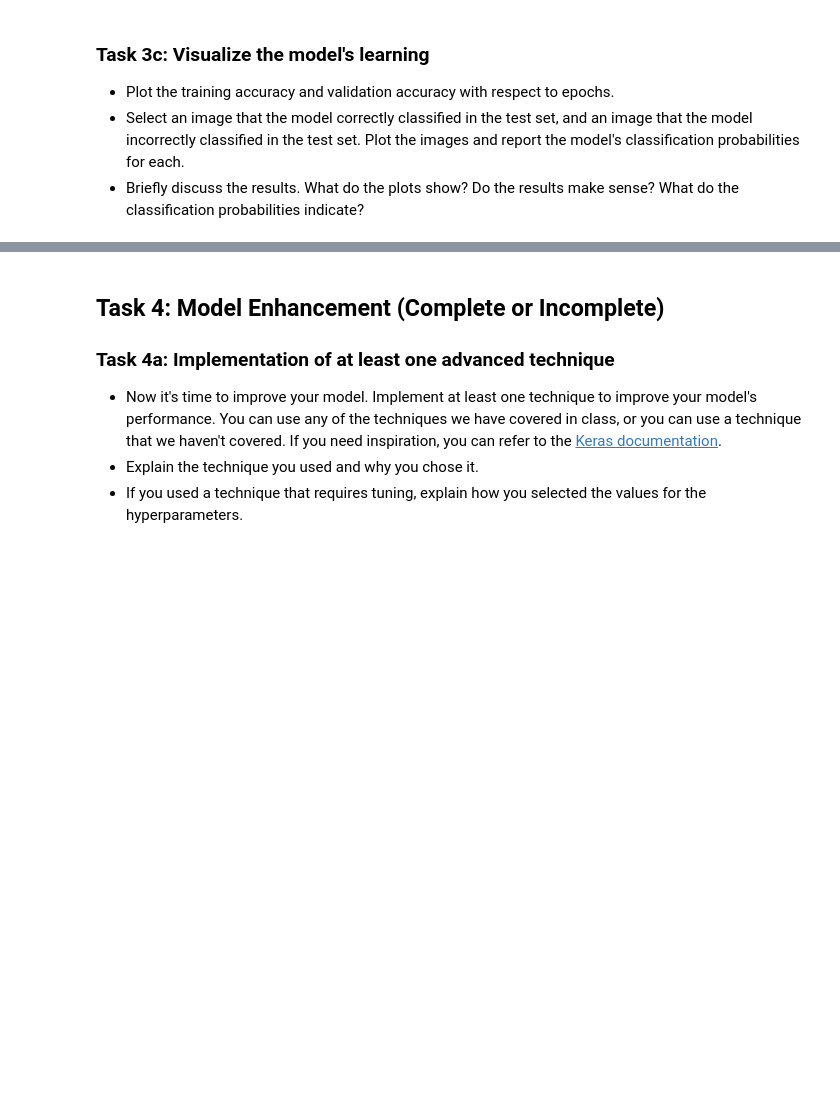
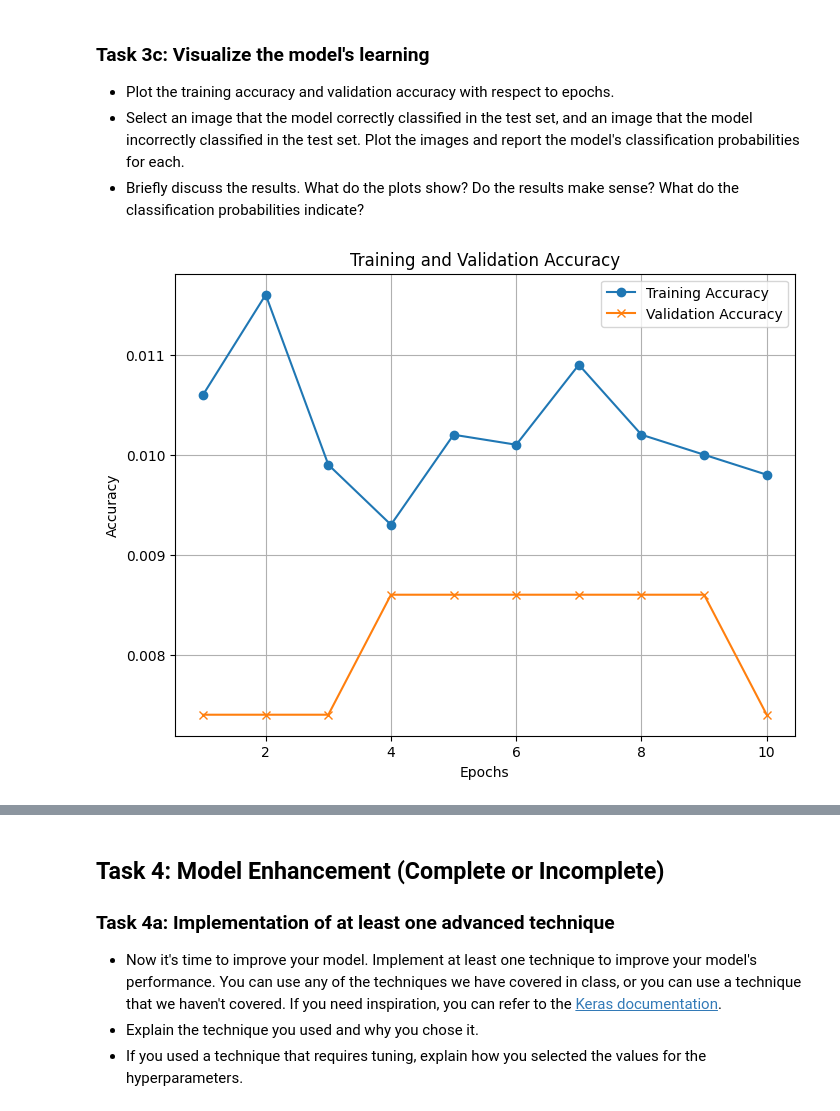
Before and after one commit to zekiyerdem/deep_learning, a Jupyter notebook: 02_activities/assignments/assignment_1.ipynb, the cells around one changed output, grey strips where cells are left out. Drawn from its saved outputs; the diff is of its cells as text; code cells hidden in the pictures; blank space fills up the shorter version.

```diff
--- a/02_activities/assignments/assignment_1.ipynb
+++ b/02_activities/assignments/assignment_1.ipynb
@@ -245,3 +275,22 @@ ValueError: Arguments `target` and `output` must have the same rank (ndim). Rece
 - Briefly discuss the results. What do the plots show? Do the results make sense? What do the classification probabilities indicate?
 # %%
 # Your code here
+
+history_dict = {
+    "accuracy": [0.0106,0.0116,0.0099,0.0093,0.0102,0.0101,0.0109,0.0102,0.01,0.0098],
+    "val_accuracy": [0.0074,0.0074,0.0074,0.0086,0.0086,0.0086,0.0086,0.0086,0.0086,0.0074]
+}
+epochs = range(1, len(history_dict["accuracy"]) + 1)
+
+# Plot training and validation accuracy
+plt.figure(figsize=(8, 6))
+plt.plot(epochs, history_dict["accuracy"], label="Training Accuracy", marker='o')
+plt.plot(epochs, history_dict["val_accuracy"], label="Validation Accuracy", marker='x')
+plt.xlabel("Epochs")
+plt.ylabel("Accuracy")
+plt.title("Training and Validation Accuracy")
+plt.legend()
+plt.grid(True)
+plt.show()
+# %% [output]
+[figure, added]
```
Also changed, not shown: parts of 12 cells of this notebook.
